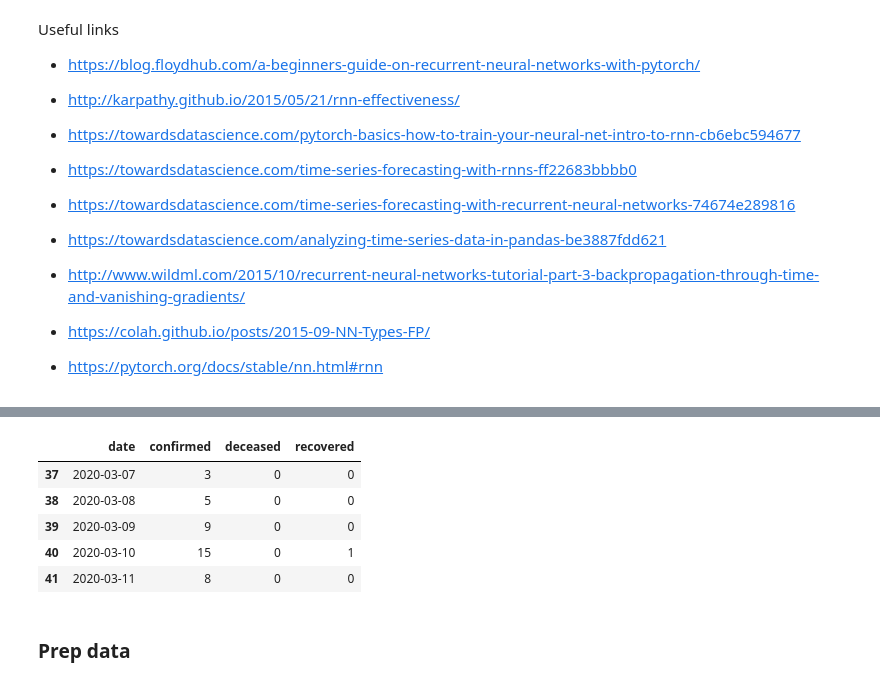
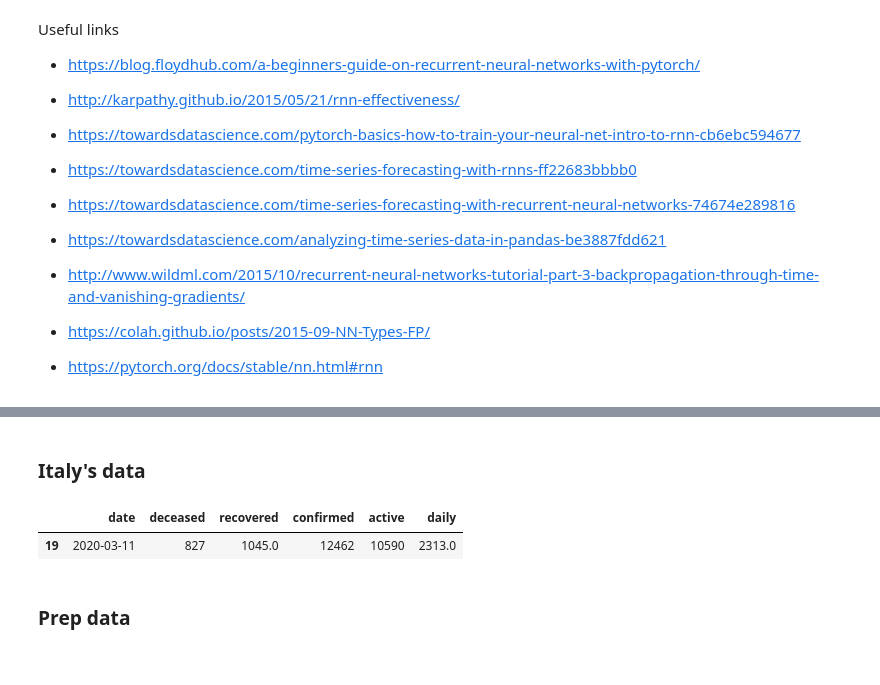
Before and after one commit to VICS-CORE/stats, a Jupyter notebook: 10_RNN.ipynb, the cells around one changed output, grey strips where cells are left out. Cells and saved outputs as stored; diff of their text form; code cells hidden in the pictures.

```diff
--- a/10_RNN.ipynb
+++ b/10_RNN.ipynb
@@ -55,12 +55,12 @@ df.sample()
-# %%
-df[37:].head()
-# %% [output]
-|  | date | confirmed | deceased | recovered |
-| 37 | 2020-03-07 | 3 | 0 | 0 |
-| 38 | 2020-03-08 | 5 | 0 | 0 |
-| 39 | 2020-03-09 | 9 | 0 | 0 |
-| 40 | 2020-03-10 | 15 | 0 | 1 |
-| 41 | 2020-03-11 | 8 | 0 | 0 |
+# %% [markdown]
+### Italy's data
+# %%
+it_df = pd.read_csv('csv/italy.csv')
+it_df['daily'] = it_df['confirmed'] - it_df['confirmed'].shift(1)
+it_df.sample()
+# %% [output]
+|  | date | deceased | recovered | confirmed | active | daily |
+| 19 | 2020-03-11 | 827 | 1045.0 | 12462 | 10590 | 2313.0 |
 # %% [markdown]
 ### Prep data
 # %%
```
Also changed, not shown: parts of 7 cells of this notebook.
